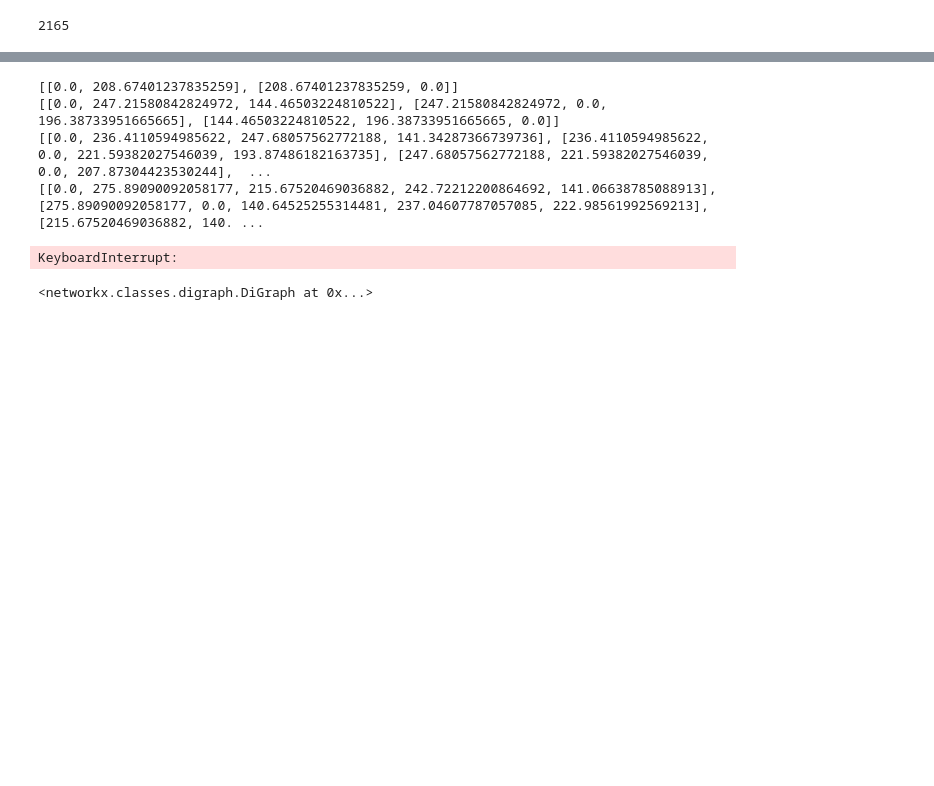
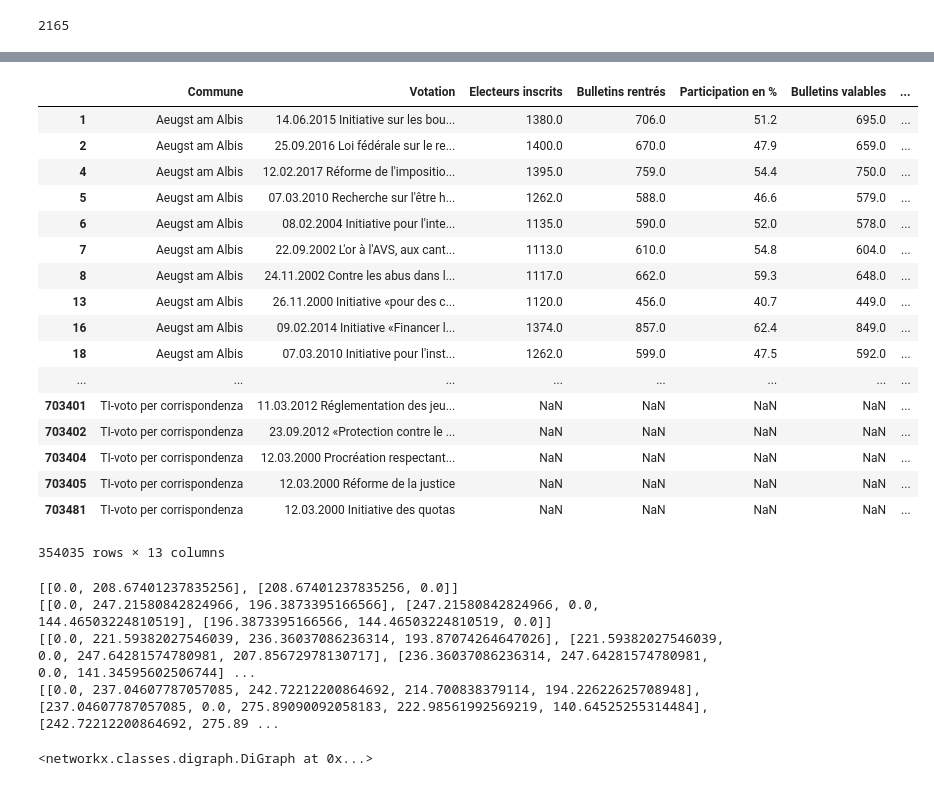
Before and after one commit to matthieuDev/ADA2017, a Jupyter notebook: project/ml.ipynb, the cells around one changed output, grey strips where cells are left out. Saved outputs shown, nothing was run; the diff lists cells and outputs as text; code cells hidden in the pictures; blank space fills up the shorter version.

Commit message:
kmean on theme and methode for comparing date

```diff
--- a/project/ml.ipynb
+++ b/project/ml.ipynb
@@ -43,0 +44,21 @@ array([[ 56.1,  27.5,  41.4, ...,  41.2,  34.8,  46.2],
+# %%
+def get_good_date (x) :
+    date = x.split(' ') [0]
+    return '.'.join(date.split('.')[::-1])
+
+
+#return -1 if date1 < date2 return 1 if date1 > date2 return 0 if if date1 == date2
+def compare_date (date1 , date2) :
+    date1_s = date1.split('.')
+    date2_s = date2.split('.')
+    for i in range ( len(date1_s)) :
+        if ( int(date1_s[i]) < int(date2_s[i])) :
+            return -1
+        elif ( int(date1_s[i]) > int(date2_s[i])) :
+            return 1
+    return 0
+
+
+
+df['Date'] = df['Votation'].map( get_good_date)
+df.head()
@@ -44,3 +72,25 @@ array([[ 56.1,  27.5,  41.4, ...,  41.2,  34.8,  46.2],
+# %%
+test = df [ df ['Date'].map (lambda x : compare_date ( '2000.00.00' , x ) == -1 )]
+test
+# %% [output]
+|  | Commune | Votation | Electeurs inscrits | Bulletins rentrés | Participation en % | Bulletins valables | ... |
+| 1 | Aeugst am Albis | 14.06.2015 Initiative sur les bou... | 1380.0 | 706.0 | 51.2 | 695.0 | ... |
+| 2 | Aeugst am Albis | 25.09.2016 Loi fédérale sur le re... | 1400.0 | 670.0 | 47.9 | 659.0 | ... |
+| 4 | Aeugst am Albis | 12.02.2017 Réforme de l'impositio... | 1395.0 | 759.0 | 54.4 | 750.0 | ... |
+| 5 | Aeugst am Albis | 07.03.2010 Recherche sur l'être h... | 1262.0 | 588.0 | 46.6 | 579.0 | ... |
+| 6 | Aeugst am Albis | 08.02.2004 Initiative pour l'inte... | 1135.0 | 590.0 | 52.0 | 578.0 | ... |
+| 7 | Aeugst am Albis | 22.09.2002 L'or à l'AVS, aux cant... | 1113.0 | 610.0 | 54.8 | 604.0 | ... |
+| 8 | Aeugst am Albis | 24.11.2002 Contre les abus dans l... | 1117.0 | 662.0 | 59.3 | 648.0 | ... |
+| 13 | Aeugst am Albis | 26.11.2000 Initiative «pour des c... | 1120.0 | 456.0 | 40.7 | 449.0 | ... |
+| 16 | Aeugst am Albis | 09.02.2014 Initiative «Financer l... | 1374.0 | 857.0 | 62.4 | 849.0 | ... |
+| 18 | Aeugst am Albis | 07.03.2010 Initiative pour l'inst... | 1262.0 | 599.0 | 47.5 | 592.0 | ... |
+| ... | ... | ... | ... | ... | ... | ... | ... |
+| 703401 | TI-voto per corrispondenza | 11.03.2012 Réglementation des jeu... | NaN | NaN | NaN | NaN | ... |
+| 703402 | TI-voto per corrispondenza | 23.09.2012 «Protection contre le ... | NaN | NaN | NaN | NaN | ... |
+| 703404 | TI-voto per corrispondenza | 12.03.2000 Procréation respectant... | NaN | NaN | NaN | NaN | ... |
+| 703405 | TI-voto per corrispondenza | 12.03.2000 Réforme de la justice | NaN | NaN | NaN | NaN | ... |
+| 703481 | TI-voto per corrispondenza | 12.03.2000 Initiative des quotas | NaN | NaN | NaN | NaN | ... |
+354035 rows × 13 columns
 # %%
 switzerland_coord = [46.765213, 8.252444]
 town_geo_path = r'data/switzerland_borders/admin_level_8.geojson'
@@ -79,13 +129,12 @@ def draw_map_kmeans (n_clusters) :
     return map1
 # %%
 for i in range (2,6) :
-    draw_map_kmeans(i).save('data/map_ml/kmeans'+str(i)+'.html')
+    draw_map_kmeans(i,X).save('data/map_ml/kmeans'+str(i)+'.html')
 # %% [output]
-[[0.0, 208.67401237835259], [208.67401237835259, 0.0]]
-[[0.0, 247.21580842824972, 144.46503224810522], [247.21580842824972, 0.0, 196.38733951665665], [144.46503224810522, 196.38733951665665, 0.0]]
-[[0.0, 236.4110594985622, 247.68057562772188, 141.34287366739736], [236.4110594985622, 0.0, 221.59382027546039, 193.87486182163735], [247.68057562772188, 221.59382027546039, 0.0, 207.87304423530244],  ...
-[[0.0, 275.89090092058177, 215.67520469036882, 242.72212200864692, 141.06638785088913], [275.89090092058177, 0.0, 140.64525255314481, 237.04607787057085, 222.98561992569213], [215.67520469036882, 140. ...
+[[0.0, 208.67401237835256], [208.67401237835256, 0.0]]
+[[0.0, 247.21580842824966, 196.3873395166566], [247.21580842824966, 0.0, 144.46503224810519], [196.3873395166566, 144.46503224810519, 0.0]]
+[[0.0, 221.59382027546039, 236.36037086236314, 193.87074264647026], [221.59382027546039, 0.0, 247.64281574780981, 207.85672978130717], [236.36037086236314, 247.64281574780981, 0.0, 141.34595602506744] ...
+[[0.0, 237.04607787057085, 242.72212200864692, 214.700838379114, 194.22622625708948], [237.04607787057085, 0.0, 275.89090092058183, 222.98561992569219, 140.64525255314484], [242.72212200864692, 275.89 ...
-KeyboardInterrupt:
 # %%
 def draw_map_DBSCAN (X) :
     min_samples = 20
```
Also changed, not shown: parts of 10 cells of this notebook, 53 other files.
